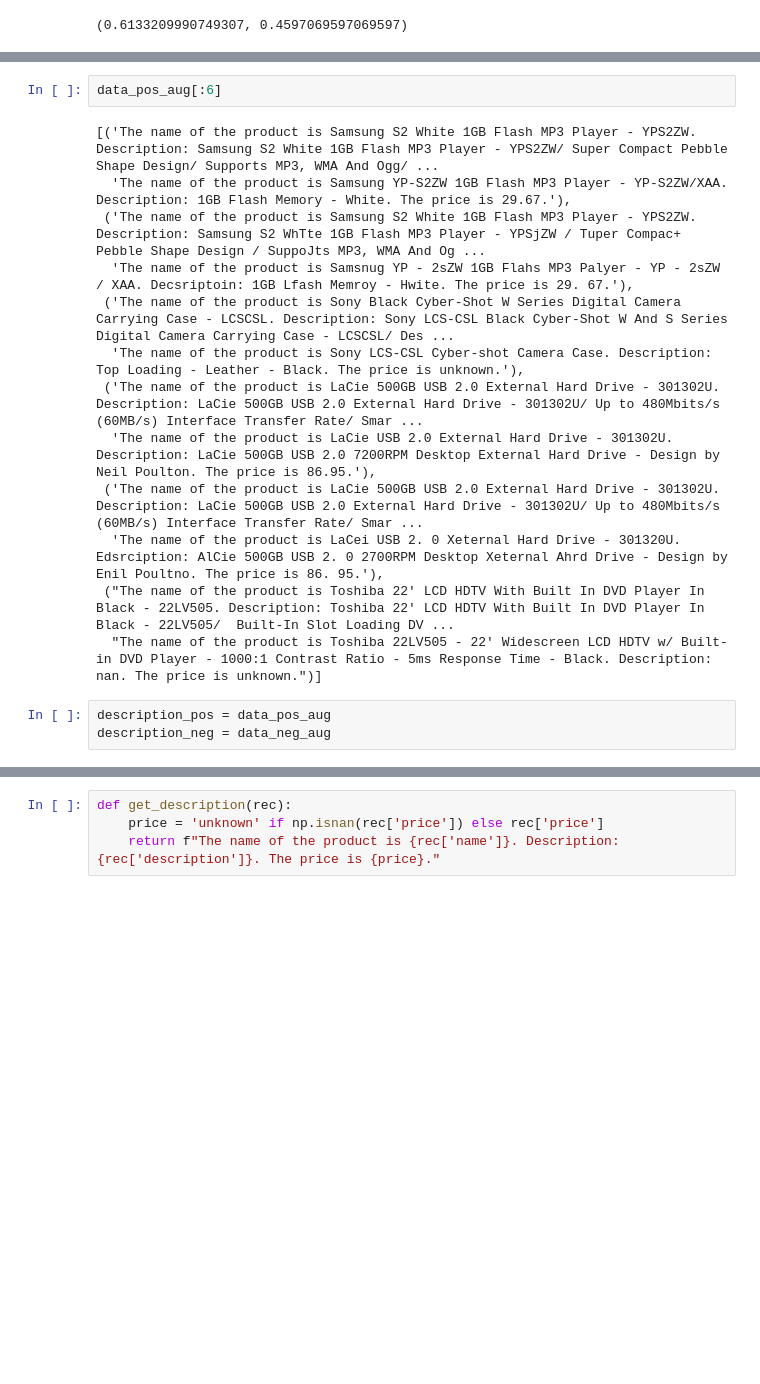
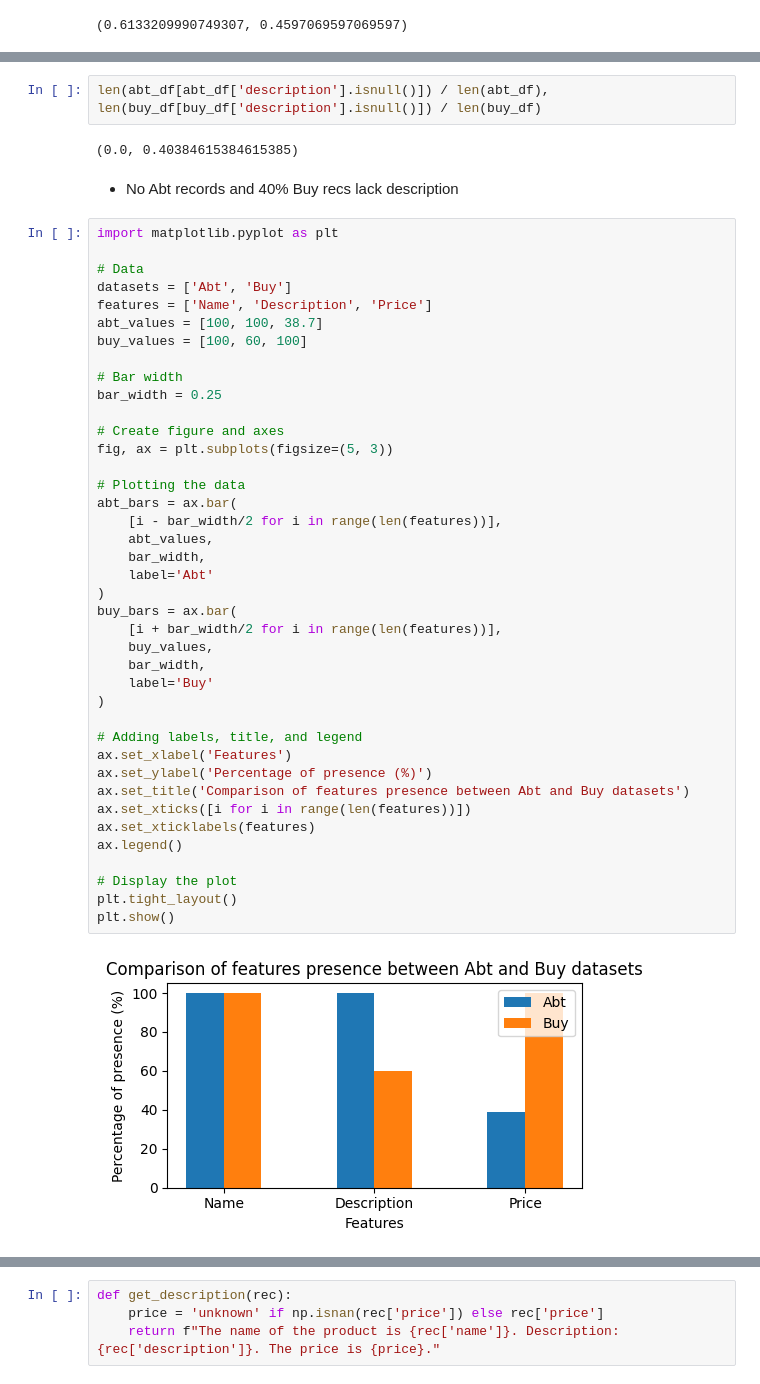
Before and after one commit to lolek27/ML-entity-matching, a Jupyter notebook: abt_buy_entity_matching.ipynb, the cells around one changed output, grey strips where cells are left out. Cells and saved outputs as stored; diff of their text form; blank space fills up the shorter version.

```diff
--- a/abt_buy_entity_matching.ipynb
+++ b/abt_buy_entity_matching.ipynb
@@ -146,19 +87,49 @@ len(pairs_pos_train), len(data_pos_aug), len(pairs_neg_train), len(data_neg_aug)
-# %%
-data_pos_aug[:6]
-# %% [output]
-[('The name of the product is Samsung S2 White 1GB Flash MP3 Player - YPS2ZW. Description: Samsung S2 White 1GB Flash MP3 Player - YPS2ZW/ Super Compact Pebble Shape Design/ Supports MP3, WMA And Ogg/ ...
-  'The name of the product is Samsung YP-S2ZW 1GB Flash MP3 Player - YP-S2ZW/XAA. Description: 1GB Flash Memory - White. The price is 29.67.'),
- ('The name of the product is Samsung S2 White 1GB Flash MP3 Player - YPS2ZW. Description: Samsung S2 WhTte 1GB Flash MP3 Player - YPSjZW / Tuper Compac+ Pebble Shape Design / SuppoJts MP3, WMA And Og ...
-  'The name of the product is Samsnug YP - 2sZW 1GB Flahs MP3 Palyer - YP - 2sZW / XAA. Decsriptoin: 1GB Lfash Memroy - Hwite. The price is 29. 67.'),
- ('The name of the product is Sony Black Cyber-Shot W Series Digital Camera Carrying Case - LCSCSL. Description: Sony LCS-CSL Black Cyber-Shot W And S Series Digital Camera Carrying Case - LCSCSL/ Des ...
-  'The name of the product is Sony LCS-CSL Cyber-shot Camera Case. Description: Top Loading - Leather - Black. The price is unknown.'),
- ('The name of the product is LaCie 500GB USB 2.0 External Hard Drive - 301302U. Description: LaCie 500GB USB 2.0 External Hard Drive - 301302U/ Up to 480Mbits/s (60MB/s) Interface Transfer Rate/ Smar ...
-  'The name of the product is LaCie USB 2.0 External Hard Drive - 301302U. Description: LaCie 500GB USB 2.0 7200RPM Desktop External Hard Drive - Design by Neil Poulton. The price is 86.95.'),
- ('The name of the product is LaCie 500GB USB 2.0 External Hard Drive - 301302U. Description: LaCie 500GB USB 2.0 External Hard Drive - 301302U/ Up to 480Mbits/s (60MB/s) Interface Transfer Rate/ Smar ...
-  'The name of the product is LaCei USB 2. 0 Xeternal Hard Drive - 301320U. Edsrciption: AlCie 500GB USB 2. 0 2700RPM Desktop Xeternal Ahrd Drive - Design by Enil Poultno. The price is 86. 95.'),
- ("The name of the product is Toshiba 22' LCD HDTV With Built In DVD Player In Black - 22LV505. Description: Toshiba 22' LCD HDTV With Built In DVD Player In Black - 22LV505/  Built-In Slot Loading DV ...
-  "The name of the product is Toshiba 22LV505 - 22' Widescreen LCD HDTV w/ Built-in DVD Player - 1000:1 Contrast Ratio - 5ms Response Time - Black. Description: nan. The price is unknown.")]
-# %%
-description_pos = data_pos_aug
-description_neg = data_neg_aug
+# %%
+len(abt_df[abt_df['description'].isnull()]) / len(abt_df), len(buy_df[buy_df['description'].isnull()]) / len(buy_df)
+# %% [output]
+(0.0, 0.40384615384615385)
+# %% [markdown]
+- No Abt records and 40% Buy recs lack description
+# %%
+import matplotlib.pyplot as plt
+
+# Data
+datasets = ['Abt', 'Buy']
+features = ['Name', 'Description', 'Price']
+abt_values = [100, 100, 38.7]
+buy_values = [100, 60, 100]
+
+# Bar width
+bar_width = 0.25
+
+# Create figure and axes
+fig, ax = plt.subplots(figsize=(5, 3))
+
+# Plotting the data
+abt_bars = ax.bar(
+    [i - bar_width/2 for i in range(len(features))],
+    abt_values,
+    bar_width,
+    label='Abt'
+)
+buy_bars = ax.bar(
+    [i + bar_width/2 for i in range(len(features))],
+    buy_values,
+    bar_width,
+    label='Buy'
+)
+
+# Adding labels, title, and legend
+ax.set_xlabel('Features')
+ax.set_ylabel('Percentage of presence (%)')
+ax.set_title('Comparison of features presence between Abt and Buy datasets')
+ax.set_xticks([i for i in range(len(features))])
+ax.set_xticklabels(features)
+ax.legend()
+
+# Display the plot
+plt.tight_layout()
+plt.show()
+# %% [output]
+[figure, added]
 # %% [markdown]
```
Also changed, not shown: parts of 38 cells of this notebook, 2 other files.
